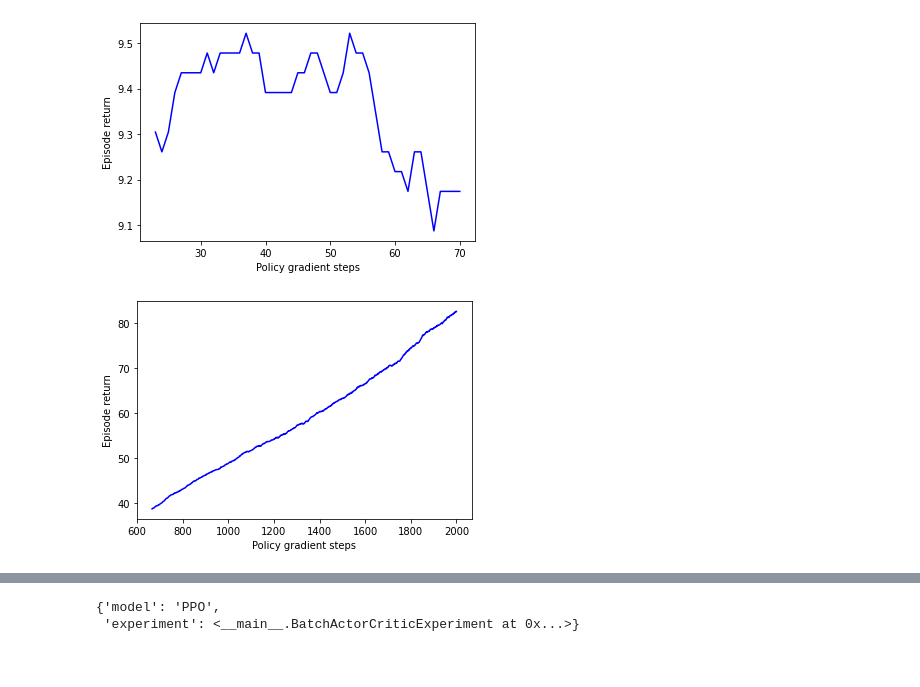
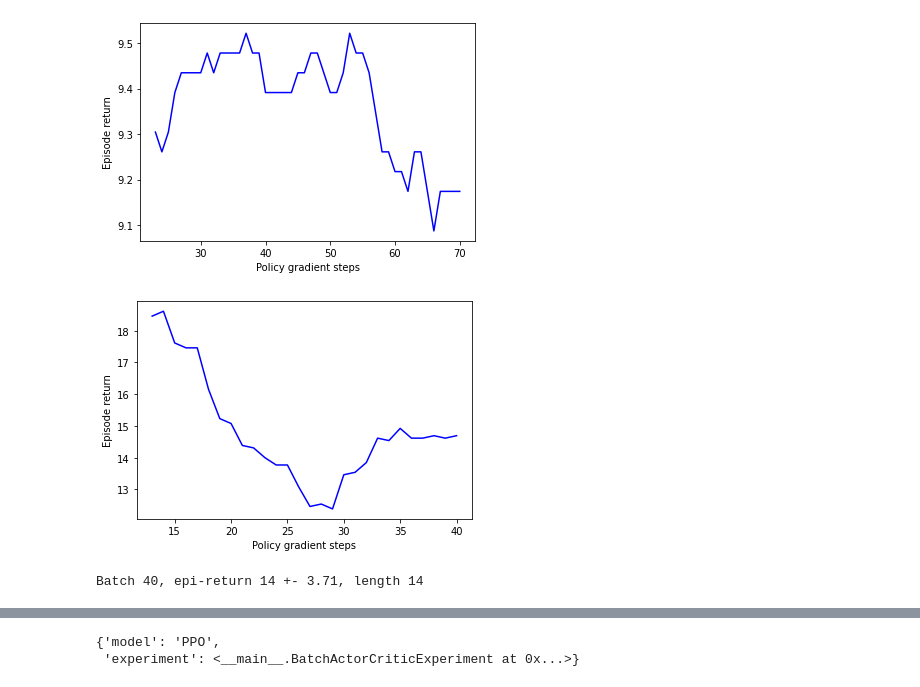
Before and after one commit to jemolano1498/OPPOSD_algorithm, a Jupyter notebook: course_notebooks/batch_off_policy_algorithms.ipynb, the cells around one changed output, grey strips where cells are left out. Saved outputs shown, nothing was run; the diff lists cells and outputs as text; code cells hidden in the pictures.

Commit message:
opposd looking like paper

```diff
--- a/course_notebooks/batch_off_policy_algorithms.ipynb
+++ b/course_notebooks/batch_off_policy_algorithms.ipynb
@@ -785,8 +793,12 @@ params['batch_size'] = int(1e5)
 params['mini_batch_size'] = 200
 
 # The model has n_action policy heads and one value head
-model_actor = th.nn.Sequential(th.nn.Linear(state_dim, 32), th.nn.ReLU(),
-                         th.nn.Linear(32, n_actions))
+# model_actor = th.nn.Sequential(th.nn.Linear(state_dim, 32), th.nn.ReLU(),
+#                          th.nn.Linear(32, n_actions))
+model_actor = th.nn.Sequential(th.nn.Linear(state_dim, 128), th.nn.ReLU(),
+                         th.nn.Linear(128, 512), th.nn.ReLU(),
+                         th.nn.Linear(512, 128), th.nn.ReLU(),
+                         th.nn.Linear(128, n_actions + 1))
 model_critic = th.nn.Sequential(th.nn.Linear(state_dim, 32), th.nn.ReLU(),
                          th.nn.Linear(32, 1))
 model_w = th.nn.Sequential(th.nn.Linear(state_dim, 32), th.nn.ReLU(),
@@ -830,15 +842,54 @@ return_dict.update({'model' : 'OPPOSD',
 experiments = np.append(experiments, return_dict)
 # %% [output]
 [figure]
+# %%
+return_dict = {}
+params = default_params()
+params['offpolicy_iterations'] = 10
+params['plot_train_samples'] = False
+params['plot_frequency'] = 4
+params['max_batch_episodes'] = int(50)
+params['batch_size'] = int(1e5)
+params['mini_batch_size'] = 1000
+params['opposd'] = True
+params['opposd_iterations'] = 50
+env = gym.make(params['env'])
+n_actions, state_dim = env.action_space.n, env.observation_space.shape[0]
+params['states_shape'] = state_dim
+params['num_actions'] = n_actions
+
+# The model has n_action policy heads and one value head
+model_actor = th.nn.Sequential(th.nn.Linear(state_dim, 128), th.nn.ReLU(),
+                         th.nn.Linear(128, n_actions))
+model_critic = th.nn.Sequential(th.nn.Linear(state_dim, 128), th.nn.ReLU(),
+                         th.nn.Linear(128, 1))
+# model_w = th.nn.Sequential(th.nn.Linear(state_dim, 32), th.nn.ReLU(),
+#                          th.nn.Linear(32, 1), th.nn.Softplus())
+model_w = th.nn.Sequential(th.nn.Linear(state_dim, 128), th.nn.ReLU(),
+                         th.nn.Linear(128, 1), th.nn.Softplus())
+model = [model_actor, model_critic, model_w]
+experiment = BatchActorCriticExperiment(params, model, learner=OPPOSDLearner(model, params=params))
+try:
+    experiment.run(experiments_batch)
+except KeyboardInterrupt:
+    experiment.close()
+experiment.plot_training()
+
+return_dict.update({'model' : 'OPPOSD',
+                            'experiment': experiment})
+experiments = np.append(experiments, return_dict)
+# %% [output]
+[figure, added]
+Batch 40, epi-return 14 +- 3.71, length 14
 # %%
 return_dict = {}
 params = default_params()
 params['offpolicy_iterations'] = 10
 params['plot_train_samples'] = False
 params['plot_frequency'] = 4
-params['max_batch_episodes'] = int(200)
+params['max_batch_episodes'] = int(50)
 params['batch_size'] = int(1e5)
-params['mini_batch_size'] = 200
+params['mini_batch_size'] = 1000
 params['opposd'] = False
 params['opposd_iterations'] = 50
 env = gym.make(params['env'])
@@ -847,21 +898,20 @@ params['states_shape'] = state_dim
 params['num_actions'] = n_actions
 
 # The model has n_action policy heads and one value head
-model = th.nn.Sequential(th.nn.Linear(state_dim, 128), th.nn.ReLU(),
-                         th.nn.Linear(128, 512), th.nn.ReLU(),
-                         th.nn.Linear(512, 128), th.nn.ReLU(),
-                         th.nn.Linear(128, n_actions + 1))
-experiment = BatchActorCriticExperiment(params, model, learner=PPOLearner(model, params=params))
-
-# Re-executing this code-block picks up the experiment where you left off
+model_actor = th.nn.Sequential(th.nn.Linear(state_dim, 128), th.nn.ReLU(),
+                         th.nn.Linear(128, n_actions))
+model_critic = th.nn.Sequential(th.nn.Linear(state_dim, 128), th.nn.ReLU(),
+                         th.nn.Linear(128, 1))
+model_w = th.nn.Sequential(th.nn.Linear(state_dim, 32), th.nn.ReLU(),
+                         th.nn.Linear(32, 1), th.nn.Softplus())
+model = [model_actor, model_critic, model_w]
+experiment = BatchActorCriticExperiment(params, model, learner=OffpolicyActorCriticLearner(model, params=params))
 try:
     experiment.run(experiments_batch)
 except KeyboardInterrupt:
     experiment.close()
 experiment.plot_training()
 
-return_dict.update({'model' : 'PPO',
+return_dict.update({'model' : 'OFFPAC',
                             'experiment': experiment})
 experiments = np.append(experiments, return_dict)
-# %% [output]
-[figure, removed]
```
Also changed, not shown: parts of 3 cells of this notebook, 4 other files.
